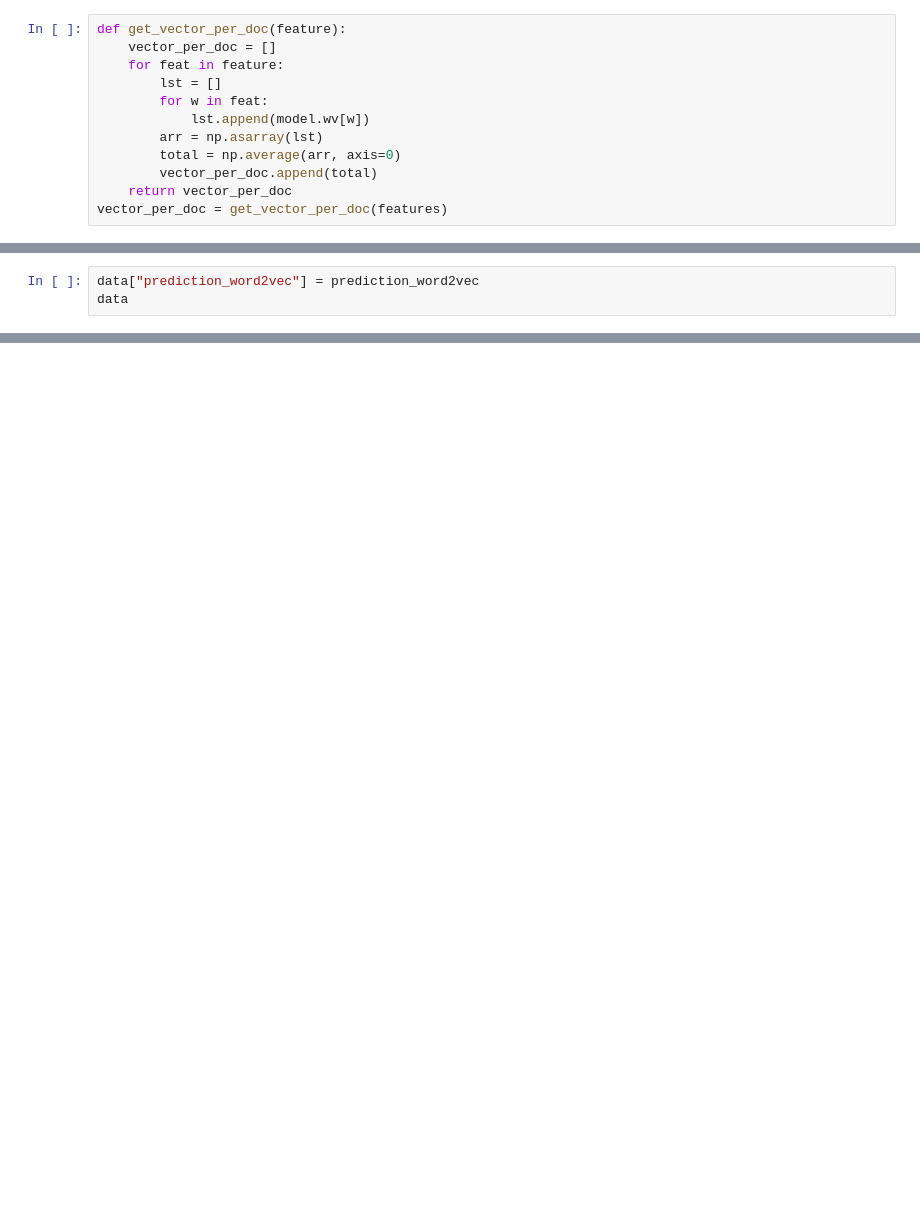
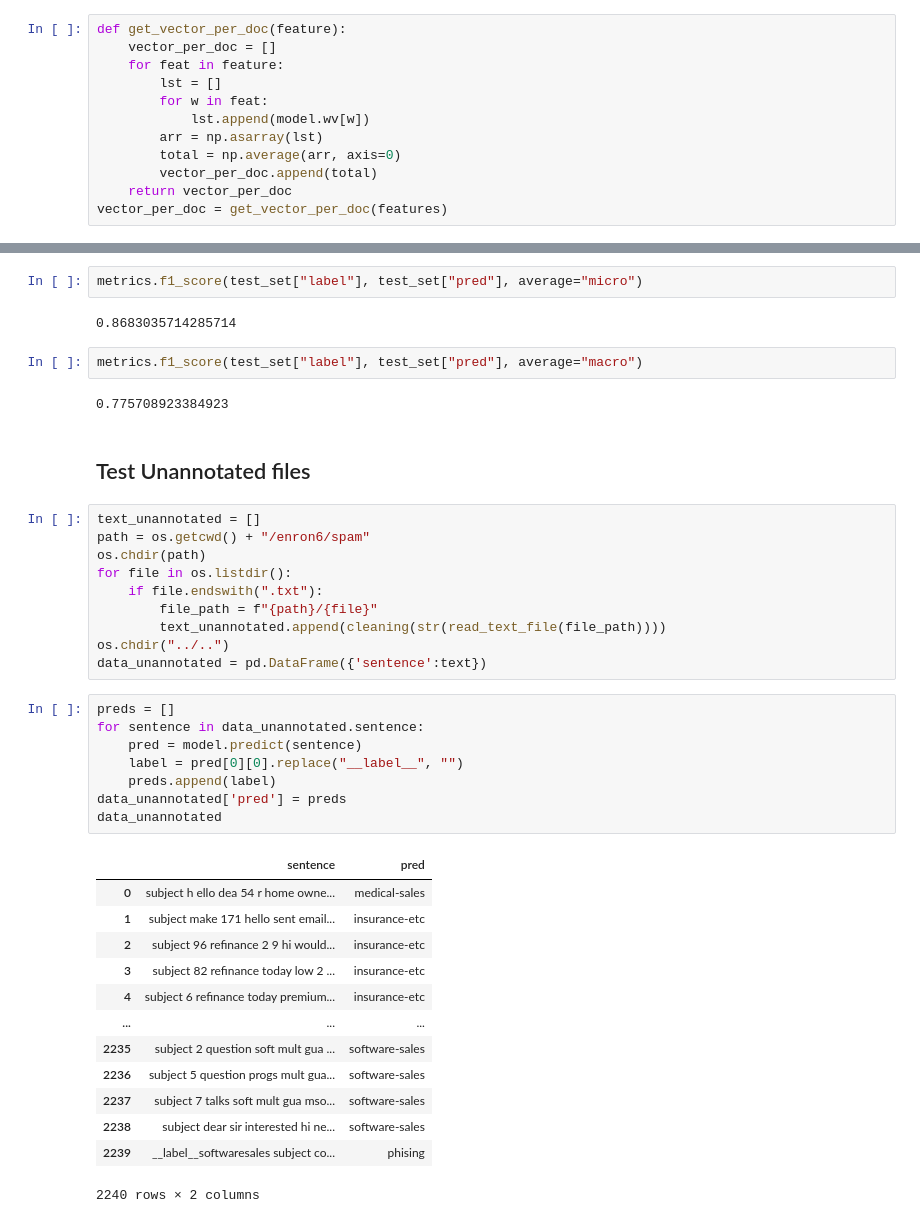
Before and after one commit to zaxiang/Spam_Filter, a Jupyter notebook: baseline-GCopy.ipynb, the cells around one changed output, grey strips where cells are left out. Drawn from its saved outputs; the diff is of its cells as text; blank space fills up the shorter version.

```diff
--- a/baseline-GCopy.ipynb
+++ b/baseline-GCopy.ipynb
@@ -342,3 +168,0 @@ data.iloc[2].sentence
-# %%
-data["prediction_word2vec"] = prediction_word2vec
-data
@@ -422,0 +207,42 @@ metrics.f1_score(fastText_df["label"], fastText_df["pred"], average="macro")
+# %%
+metrics.f1_score(test_set["label"], test_set["pred"], average="micro")
+# %% [output]
+0.8683035714285714
+# %%
+metrics.f1_score(test_set["label"], test_set["pred"], average="macro")
+# %% [output]
+0.775708923384923
+# %% [markdown]
+## Test Unannotated files
+# %%
+text_unannotated = []
+path = os.getcwd() + "/enron6/spam"
+os.chdir(path)
+for file in os.listdir():
+    if file.endswith(".txt"):
+        file_path = f"{path}/{file}"
+        text_unannotated.append(cleaning(str(read_text_file(file_path))))
+os.chdir("../..")
+data_unannotated = pd.DataFrame({'sentence':text})
+# %%
+preds = []
+for sentence in data_unannotated.sentence:
+    pred = model.predict(sentence)
+    label = pred[0][0].replace("__label__", "")
+    preds.append(label)
+data_unannotated['pred'] = preds
+data_unannotated
+# %% [output]
+|  | sentence | pred |
+| 0 | subject h ello dea 54 r home owne... | medical-sales |
+| 1 | subject make 171 hello sent email... | insurance-etc |
+| 2 | subject 96 refinance 2 9 hi would... | insurance-etc |
+| 3 | subject 82 refinance today low 2 ... | insurance-etc |
+| 4 | subject 6 refinance today premium... | insurance-etc |
+| ... | ... | ... |
+| 2235 | subject 2 question soft mult gua ... | software-sales |
+| 2236 | subject 5 question progs mult gua... | software-sales |
+| 2237 | subject 7 talks soft mult gua mso... | software-sales |
+| 2238 | subject dear sir interested hi ne... | software-sales |
+| 2239 | __label__softwaresales subject co... | phising |
+2240 rows × 2 columns
```
Also changed, not shown: parts of 50 cells of this notebook, 2 other files.
